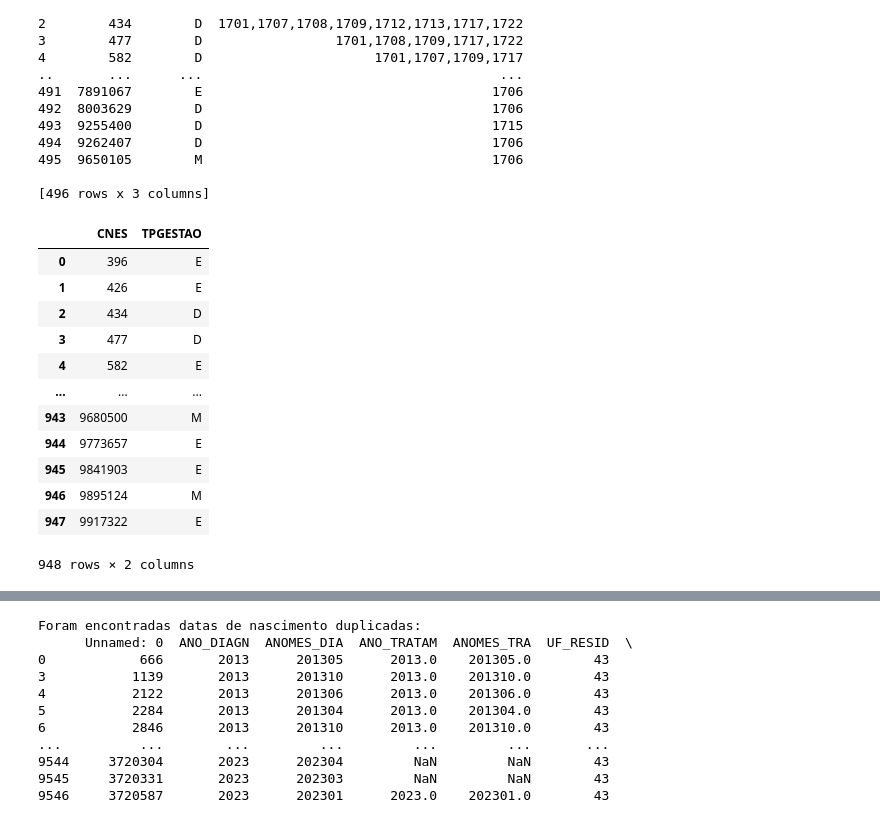
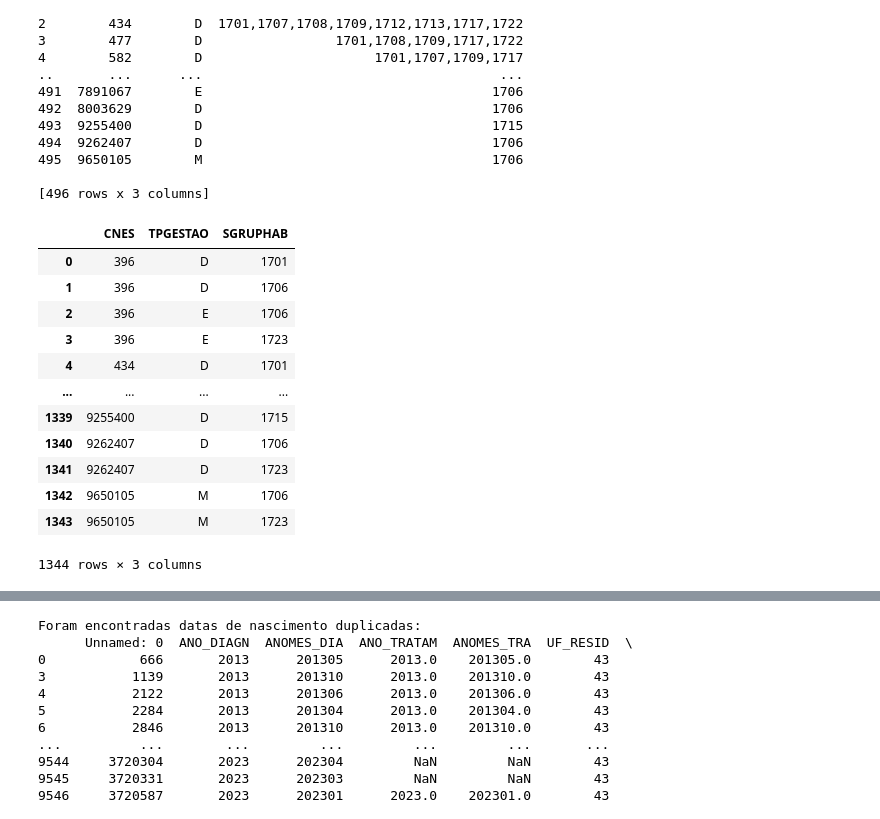
Before and after one commit to felipeasr/dash_oncoloico, a Jupyter notebook: Analise.ipynb, the cells around one changed output, grey strips where cells are left out. Saved outputs shown, nothing was run; the diff lists cells and outputs as text; code cells hidden in the pictures.

```diff
--- a/Analise.ipynb
+++ b/Analise.ipynb
@@ -613,22 +686,22 @@ print(dados_agrupados)
 [496 rows x 3 columns]
 # %%
 import pandas as pd
-df = pd.read_csv('dados_filtrados_G_reduzido.csv', sep=",",encoding='utf-8')
+df = pd.read_csv('dados_agrupados.csv', sep=",",encoding='utf-8')
 df
 # %% [output]
-|  | CNES | TPGESTAO |
-| 0 | 396 | E |
-| 1 | 426 | E |
-| 2 | 434 | D |
-| 3 | 477 | D |
-| 4 | 582 | E |
-| ... | ... | ... |
-| 943 | 9680500 | M |
-| 944 | 9773657 | E |
-| 945 | 9841903 | E |
-| 946 | 9895124 | M |
-| 947 | 9917322 | E |
+|  | CNES | TPGESTAO | SGRUPHAB |
+| 0 | 396 | D | 1701 |
+| 1 | 396 | D | 1706 |
+| 2 | 396 | E | 1706 |
+| 3 | 396 | E | 1723 |
+| 4 | 434 | D | 1701 |
+| ... | ... | ... | ... |
+| 1339 | 9255400 | D | 1715 |
+| 1340 | 9262407 | D | 1706 |
+| 1341 | 9262407 | D | 1723 |
+| 1342 | 9650105 | M | 1706 |
+| 1343 | 9650105 | M | 1723 |
-948 rows × 2 columns
+1344 rows × 3 columns
 # %%
 import pandas as pd
 tabela_uf = pd.read_csv('axuliares/gestao.csv', sep=",")
```
Also changed, not shown: parts of 4 cells of this notebook, 5 other files.
